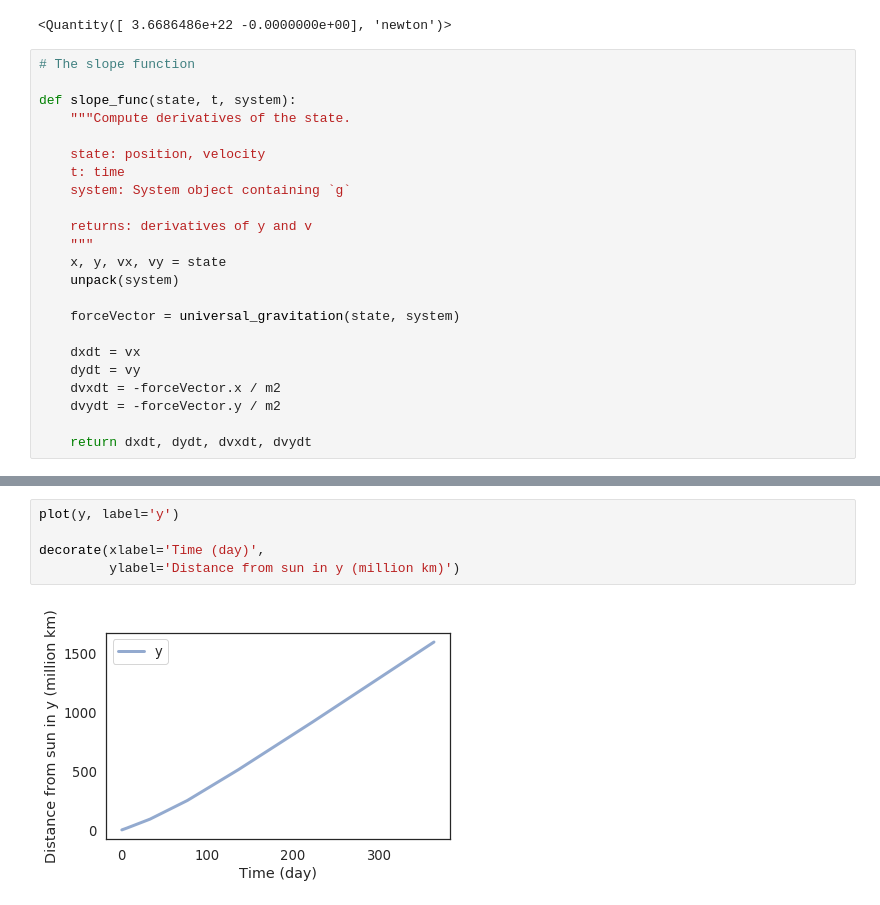
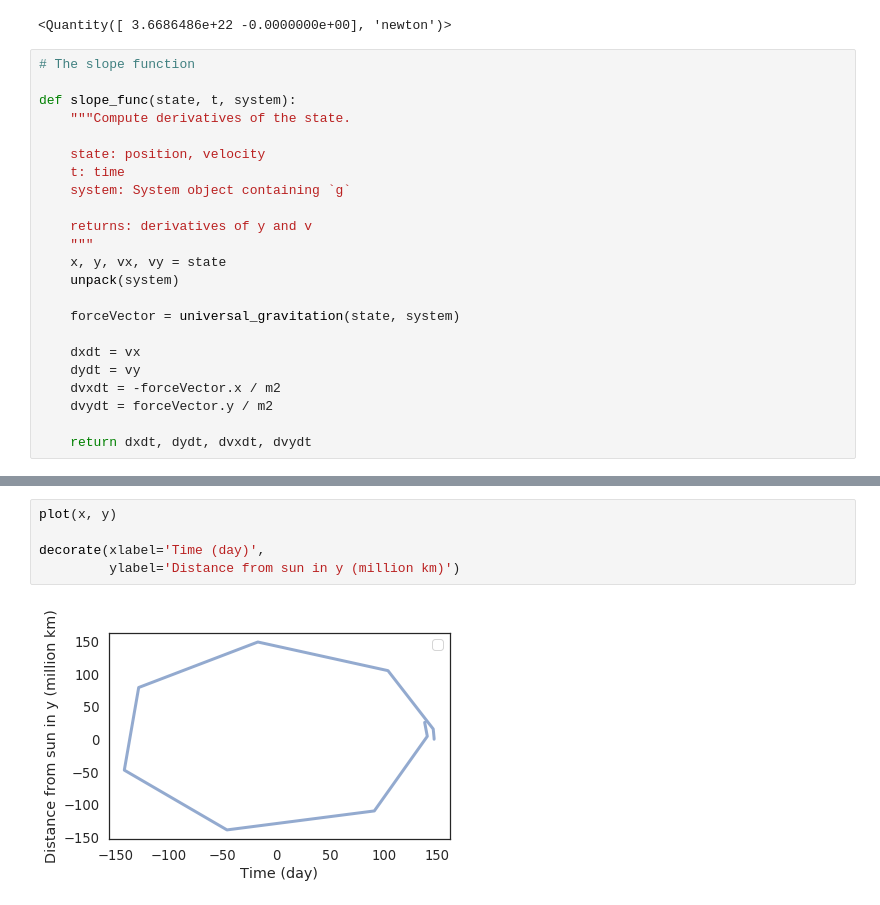
Before and after one commit to Griffith-Stites/ModSimPy, a Jupyter notebook: code/orbit_homework.ipynb, the cells around one changed output, grey strips where cells are left out. Cells and saved outputs as stored; diff of their text form.

```diff
--- a/code/orbit_homework.ipynb
+++ b/code/orbit_homework.ipynb
@@ -115,7 +115,7 @@ def slope_func(state, t, system):
     dxdt = vx
     dydt = vy
     dvxdt = -forceVector.x / m2
-    dvydt = -forceVector.y / m2
+    dvydt = forceVector.y / m2
 
     return dxdt, dydt, dvxdt, dvydt
 # %%
@@ -178,7 +178,7 @@ decorate(xlabel='Time (day)',
 # %%
-plot(y, label='y')
+plot(x, y)
 
 decorate(xlabel='Time (day)',
          ylabel='Distance from sun in y (million km)')
 # %% [output]
-[figure, old version]
+[figure, new version]
```
Also changed, not shown: parts of 4 cells of this notebook.
